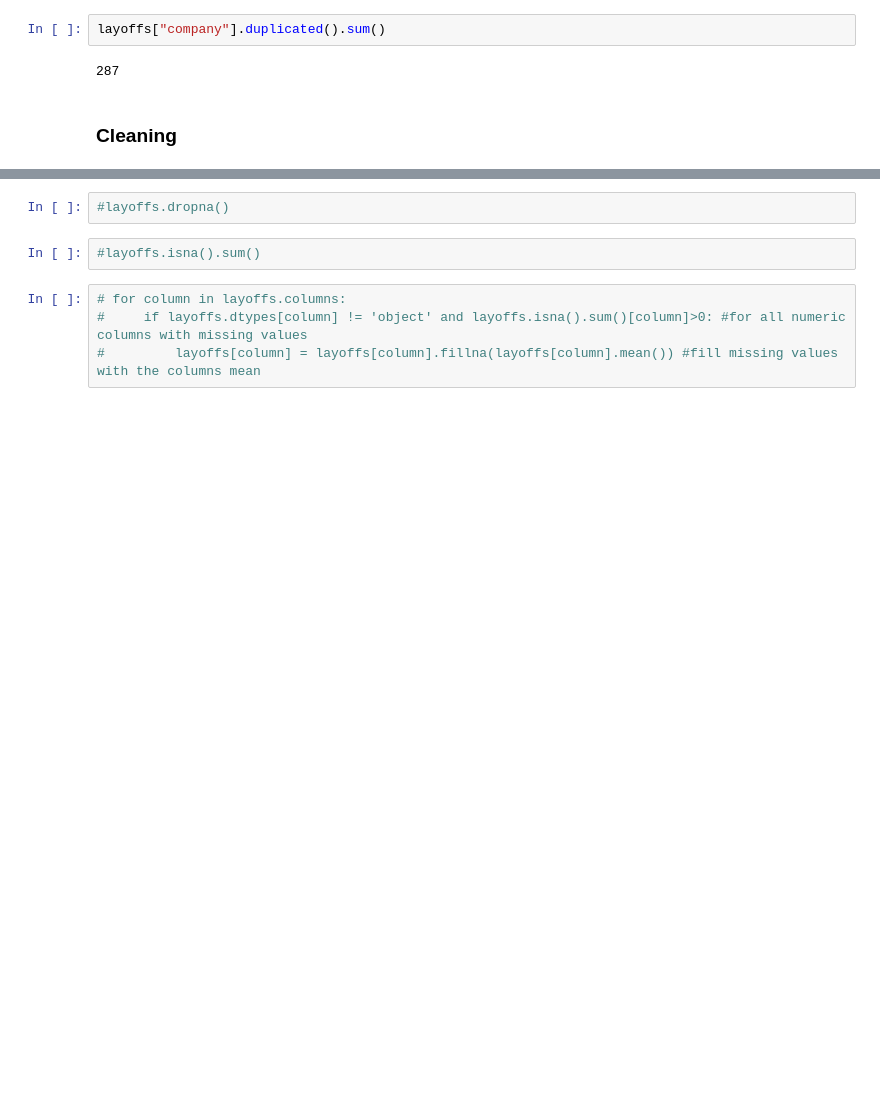
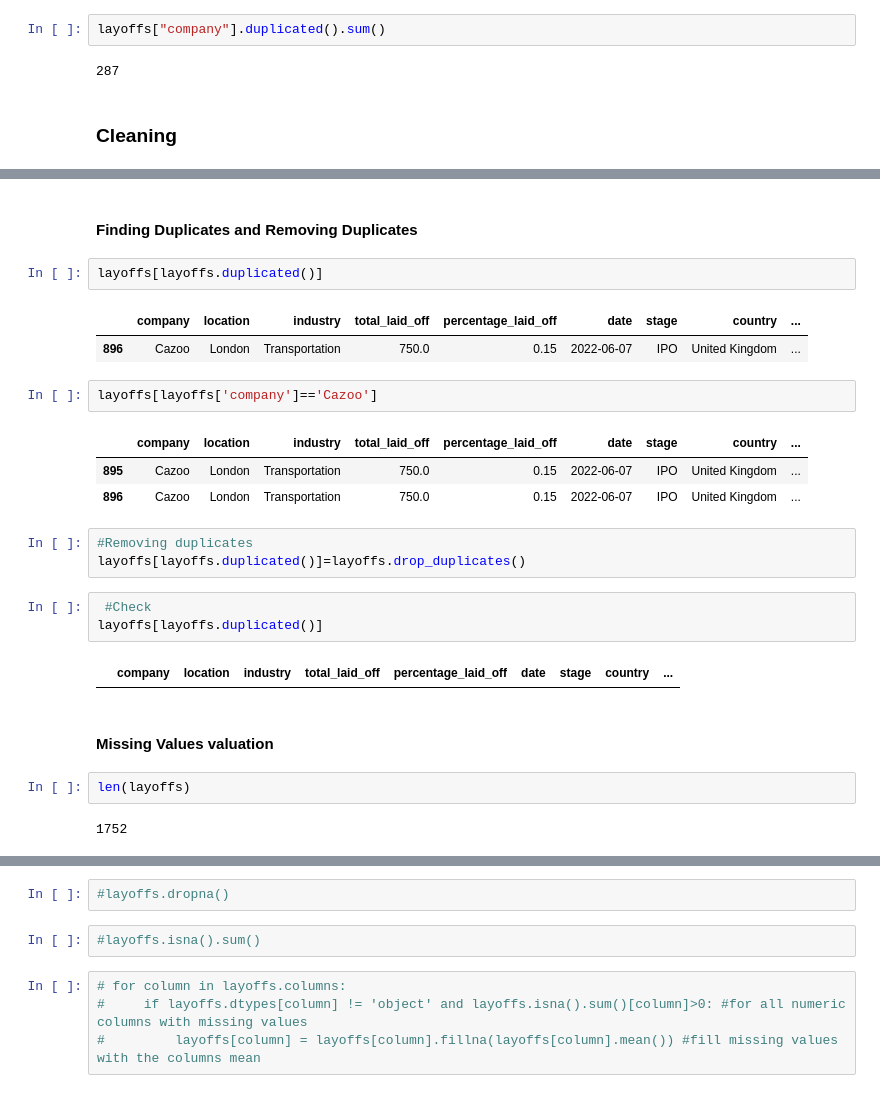
Before and after one commit to aldonahue/Layoffs-Influence-on-Tech-Recruiting-, a Jupyter notebook: Cleaning.ipynb, the cells around one changed output, grey strips where cells are left out. Saved outputs shown, nothing was run; the diff lists cells and outputs as text; blank space fills up the shorter version.

```diff
--- a/Cleaning.ipynb
+++ b/Cleaning.ipynb
@@ -167,0 +186,27 @@ layoffs["company"].duplicated().sum()
+# %% [markdown]
+#### Finding Duplicates and Removing Duplicates
+# %%
+layoffs[layoffs.duplicated()]
+# %% [output]
+|  | company | location | industry | total_laid_off | percentage_laid_off | date | stage | country | ... |
+| 896 | Cazoo | London | Transportation | 750.0 | 0.15 | 2022-06-07 | IPO | United Kingdom | ... |
+# %%
+layoffs[layoffs['company']=='Cazoo']
+# %% [output]
+|  | company | location | industry | total_laid_off | percentage_laid_off | date | stage | country | ... |
+| 895 | Cazoo | London | Transportation | 750.0 | 0.15 | 2022-06-07 | IPO | United Kingdom | ... |
+| 896 | Cazoo | London | Transportation | 750.0 | 0.15 | 2022-06-07 | IPO | United Kingdom | ... |
+# %%
+#Removing duplicates
+layoffs[layoffs.duplicated()]=layoffs.drop_duplicates()
+# %%
+ #Check
+layoffs[layoffs.duplicated()]
+# %% [output]
+|  | company | location | industry | total_laid_off | percentage_laid_off | date | stage | country | ... |
+# %% [markdown]
+#### Missing Values valuation
+# %%
+len(layoffs)
+# %% [output]
+1752
```
Also changed, not shown: parts of 8 cells of this notebook.
